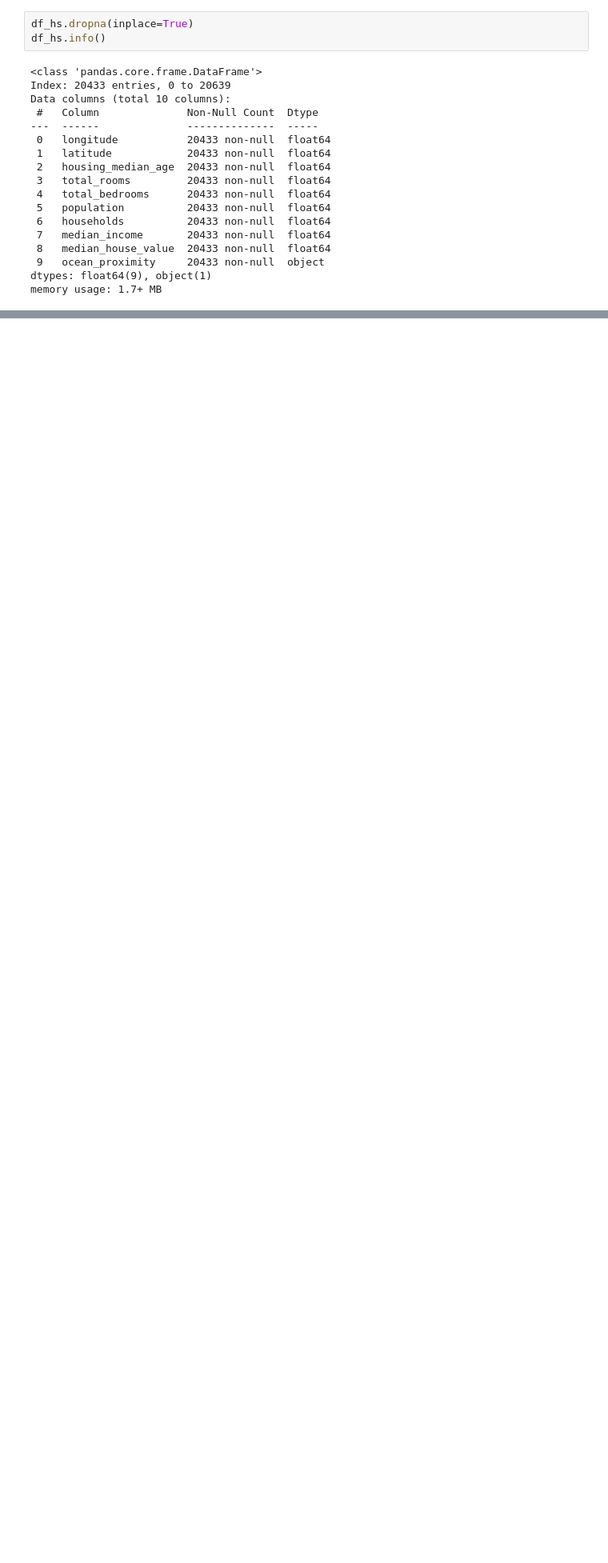
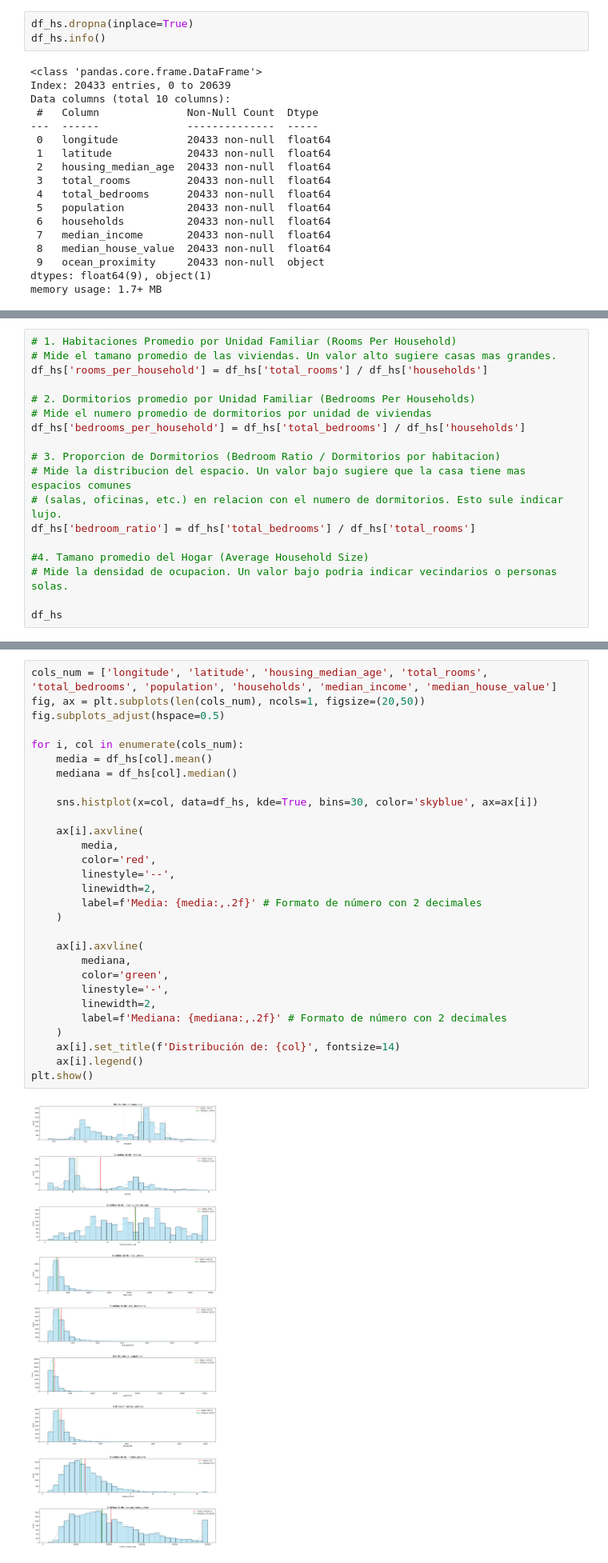
Before and after one commit to wilhayla/THE_HATCH_CHALLENGE_01, a Jupyter notebook: analisis_casas_california.ipynb, the cells around one changed output, grey strips where cells are left out. Shown at 80% size. Saved outputs shown, nothing was run; the diff lists cells and outputs as text; blank space fills up the shorter version.

```diff
--- a/analisis_casas_california.ipynb
+++ b/analisis_casas_california.ipynb
@@ -68,0 +124,18 @@ memory usage: 1.7+ MB
+# %%
+# 1. Habitaciones Promedio por Unidad Familiar (Rooms Per Household)
+# Mide el tamano promedio de las viviendas. Un valor alto sugiere casas mas grandes.
+df_hs['rooms_per_household'] = df_hs['total_rooms'] / df_hs['households']
+
+# 2. Dormitorios promedio por Unidad Familiar (Bedrooms Per Households)
+# Mide el numero promedio de dormitorios por unidad de viviendas
+df_hs['bedrooms_per_household'] = df_hs['total_bedrooms'] / df_hs['households']
+
+# 3. Proporcion de Dormitorios (Bedroom Ratio / Dormitorios por habitacion)
+# Mide la distribucion del espacio. Un valor bajo sugiere que la casa tiene mas espacios comunes
+# (salas, oficinas, etc.) en relacion con el numero de dormitorios. Esto sule indicar lujo.
+df_hs['bedroom_ratio'] = df_hs['total_bedrooms'] / df_hs['total_rooms']
+
+#4. Tamano promedio del Hogar (Average Household Size)
+# Mide la densidad de ocupacion. Un valor bajo podria indicar vecindarios o personas solas.
+
+df_hs
@@ -68,0 +160,31 @@ memory usage: 1.7+ MB
+# %%
+cols_num = ['longitude', 'latitude', 'housing_median_age', 'total_rooms', 'total_bedrooms', 'population', 'households', 'median_income', 'median_house_value']
+fig, ax = plt.subplots(len(cols_num), ncols=1, figsize=(20,50))
+fig.subplots_adjust(hspace=0.5)
+
+for i, col in enumerate(cols_num):
+    media = df_hs[col].mean()
+    mediana = df_hs[col].median()
+
+    sns.histplot(x=col, data=df_hs, kde=True, bins=30, color='skyblue', ax=ax[i])
+
+    ax[i].axvline(
+        media,
+        color='red',
+        linestyle='--',
+        linewidth=2,
+        label=f'Media: {media:,.2f}' # Formato de número con 2 decimales
+    )
+
+    ax[i].axvline(
+        mediana,
+        color='green',
+        linestyle='-',
+        linewidth=2,
+        label=f'Mediana: {mediana:,.2f}' # Formato de número con 2 decimales
+    )
+    ax[i].set_title(f'Distribución de: {col}', fontsize=14)
+    ax[i].legend()
+plt.show()
+# %% [output]
+[figure, added]
```
Also changed, not shown: parts of 13 cells of this notebook.
